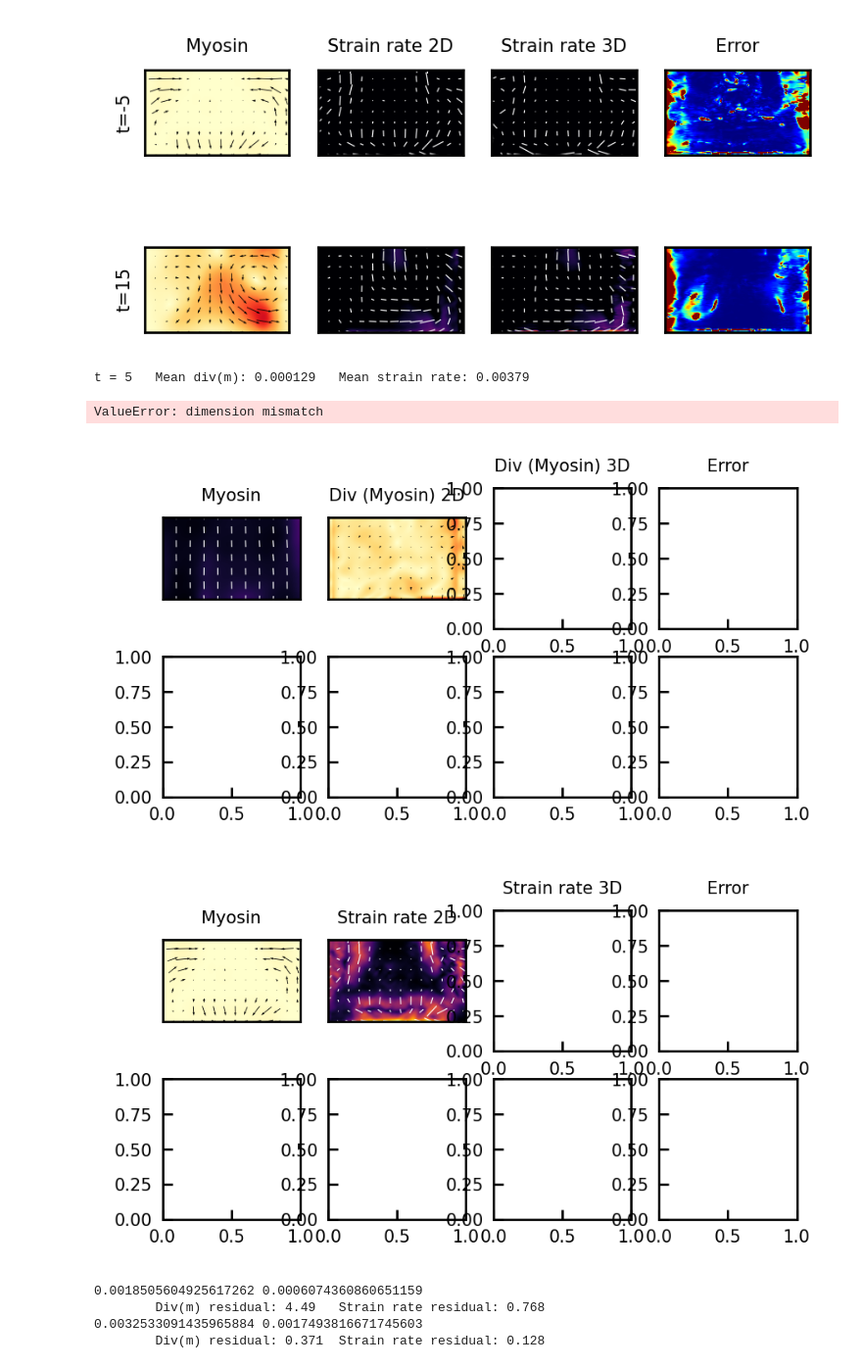
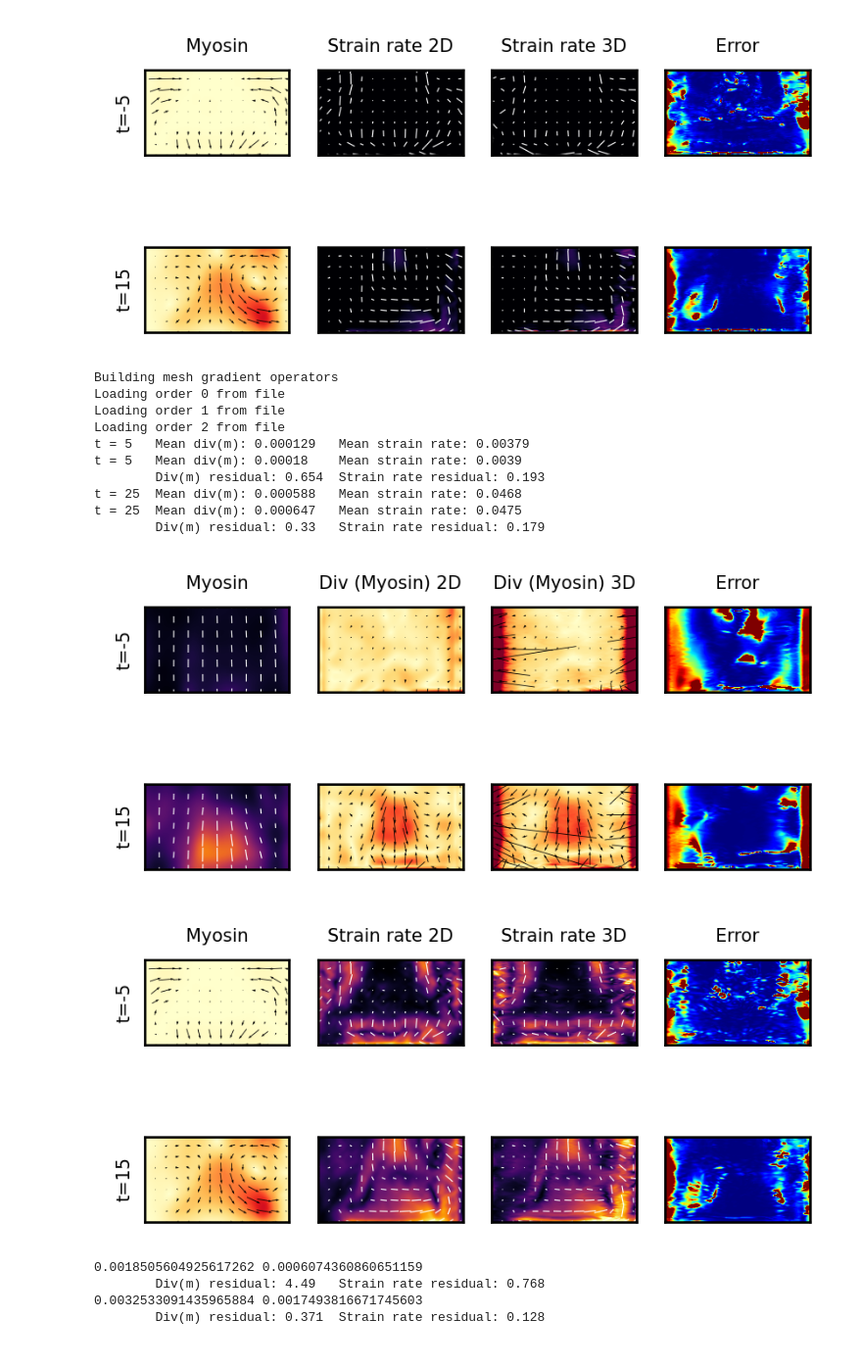
Before and after one commit to jcolen/drosophila_morphogenesis, a Jupyter notebook: CompareGradientMethods.ipynb, the cells around one changed output. Shown at 98% size. Drawn from its saved outputs; the diff is of its cells as text; code cells hidden in the pictures.

Commit message:
Added some new gradient methods which are arguably more correct but not necessarily better

```diff
--- a/CompareGradientMethods.ipynb
+++ b/CompareGradientMethods.ipynb
@@ -379,7 +410,7 @@ mesh_name = 'embryo_poles_noll'
 interp   = MeshInterpolator(mesh_name, cutoff=0).fit(None)
 tangent  = TangentSpaceTransformer(mesh_name).fit(None)
 gradient1 = FenicsGradient_v1(mesh_name).fit(None, tangent=tangent)
-gradient0 = FenicsGradient_v0(mesh_name).fit(None, tangent=tangent)
+gradient0 = FenicsGradient_v3(mesh_name).fit(None, tangent=tangent)
 
 plt.rcParams['font.size'] = 6
 plt.rcParams['axes.titlesize'] = 6
@@ -585,8 +617,8 @@ from utils.geometry.geometry_utils import *
 
 mesh_name='embryo_poles_noll'
 gradient2D = CovariantEmbryoGradient().fit(v_full)
-#gradient1 = FenicsGradient(mesh_name).fit(None)
-interp   = MeshInterpolator(mesh_name, cutoff=0.05).fit(None)
+gradient1 = FenicsGradient_v3(mesh_name).fit(None)
+interp   = MeshInterpolator(mesh_name, cutoff=0.0).fit(None)
 tangent  = TangentSpaceTransformer(mesh_name).fit(None)
 slc = np.s_[..., 20:-20]
 
@@ -637,36 +669,44 @@ for i, t in enumerate([5, 25]):
     m1 = interp.transform(m0)
     v1 = interp.transform(v0)
 
     div_m1 = np.einsum('ij...j->i...', gradient3D.transform(m1))
     d1_v = gradient3D.transform(v1)
     E1 = 0.5 * (np.einsum('i...j->ij...', d1_v) + np.einsum('j...i->ij...', d1_v))
 
     if div_m1.shape[0] == 3:
         div_m1 = tangent.inverse_transform(div_m1)
         E1     = tangent.inverse_transform(E1)
 
     div_m1 = interp.inverse_transform(div_m1)
     E1     = interp.inverse_transform(E1)
 
     print(f't = {t}\tMean div(m): {np.mean(np.linalg.norm(div_m1[slc], axis=0)):.3g}\tMean strain rate: {np.mean(np.linalg.norm(E1[slc], axis=(0, 1))):.3g}')
 
     color_2D(ax1[i, 2], np.linalg.norm(div_m1, axis=0), vmin=cmin, vmax=cmax, cmap='YlOrRd')
     plot_vector2D(ax1[i, 2], div_m1, skip=15, scale=1e-2)
     plot_tensor2D(ax2[i, 2], E1, vmin=emin, vmax=emax, skip=15)
 
     color_2D(ax1[i, 3], mean_norm_residual(div_m0[None], div_m1[None]), vmin=0, vmax=1, cmap='jet')
     color_2D(ax2[i, 3], mean_norm_residual(E0[None], E1[None]), vmin=0, vmax=1, cmap='jet')
 
     print(f'\tDiv(m) residual: {mean_norm_residual(div_m0[None][slc], div_m1[None][slc]).mean():.3g}',
           f'\tStrain rate residual: {mean_norm_residual(E0[None][slc], E1[None][slc]).mean():.3g}')
 
     ax1[i, 0].set_ylabel('t=%d' % tt)
     ax2[i, 0].set_ylabel('t=%d' % tt)
 # %% [output]
+Building mesh gradient operators
+Loading order 0 from file
+Loading order 1 from file
+Loading order 2 from file
 t = 5   Mean div(m): 0.000129   Mean strain rate: 0.00379
+t = 5   Mean div(m): 0.00018    Mean strain rate: 0.0039
+        Div(m) residual: 0.654  Strain rate residual: 0.193
+t = 25  Mean div(m): 0.000588   Mean strain rate: 0.0468
+t = 25  Mean div(m): 0.000647   Mean strain rate: 0.0475
+        Div(m) residual: 0.33   Strain rate residual: 0.179
-ValueError: dimension mismatch
-[figure, old version]
+[figure, new version]
-[figure, old version]
+[figure, new version]
 # %%
 #Ask for a LOT of memory if you need to create these from scratch
 
```
Also changed, not shown: parts of 4 cells of this notebook, 4 other files.
